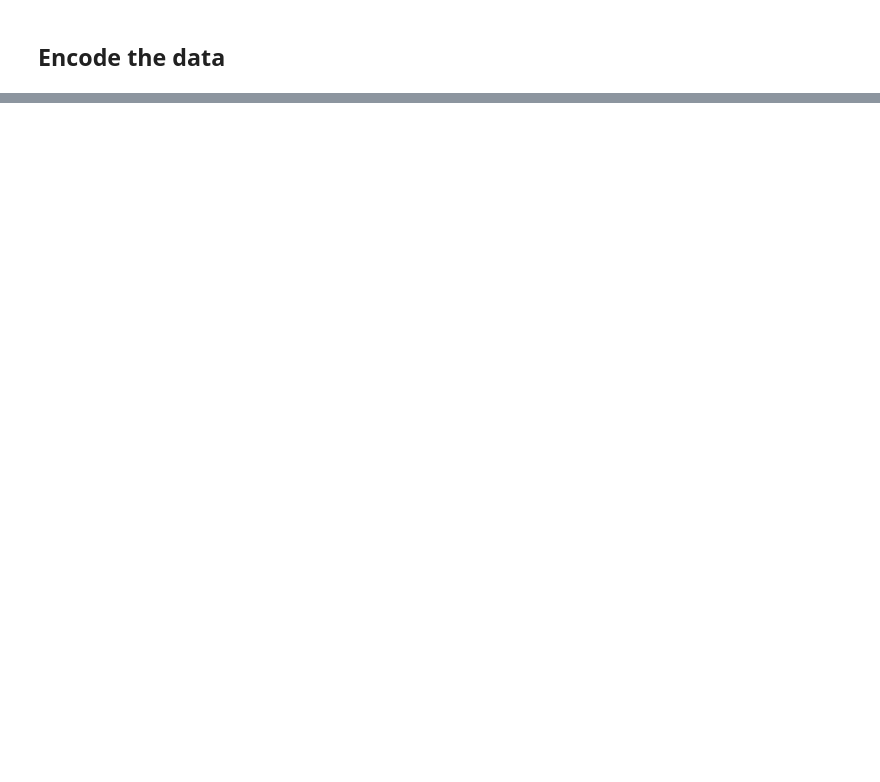
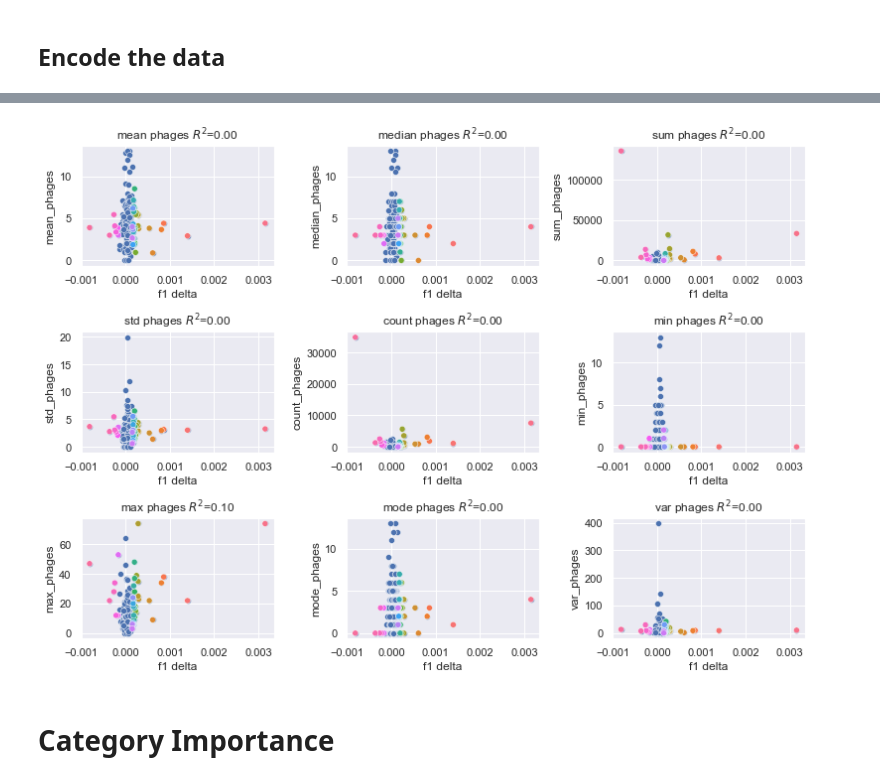
Before and after one commit to linsalrob/PhispyAnalysis, a Jupyter notebook: DataAnalysis/CountryLOO.ipynb, the cells around one changed output, grey strips where cells are left out. Saved outputs shown, nothing was run; the diff lists cells and outputs as text; code cells hidden in the pictures; blank space fills up the shorter version.

```diff
--- a/DataAnalysis/CountryLOO.ipynb
+++ b/DataAnalysis/CountryLOO.ipynb
@@ -202,0 +331,27 @@ if false:
+# %%
+cols = [
+        ['mean_phages', 'median_phages', 'sum_phages'],
+        ['std_phages', 'count_phages', 'min_phages'],
+        ['max_phages', 'mode_phages', 'var_phages']
+]
+
+model = LinearRegression()
+
+datalen = len(iclogo['f1 delta'])
+x = iclogo['f1 delta'].fillna(0).values.reshape(datalen, 1)
+
+fig, ax = plt.subplots(nrows=3, ncols=3, figsize=(11, 8))
+
+for i in 0,1,2:
+    for j in 0,1,2:
+        y = iclogo[cols[i][j]].fillna(0).values.reshape(datalen, 1)
+        m = model.fit(x, y)
+        bx = sns.scatterplot(x='f1 delta', y=cols[i][j], data=iclogo, ax=ax[i][j])
+        bx2 =  sns.scatterplot(x='f1 delta', y=cols[i][j], data=iclogotop, ax=ax[i][j], hue='Country', legend=False)
+        bx.set_title(f"{cols[i][j].replace('_', ' ')} $R^2$={m.score(x,y):.2f}")
+
+plt.tight_layout()
+# %% [output]
+[figure, added]
+# %% [markdown]
+# Category Importance
```
Also changed, not shown: parts of 22 cells of this notebook, 2 other files.
